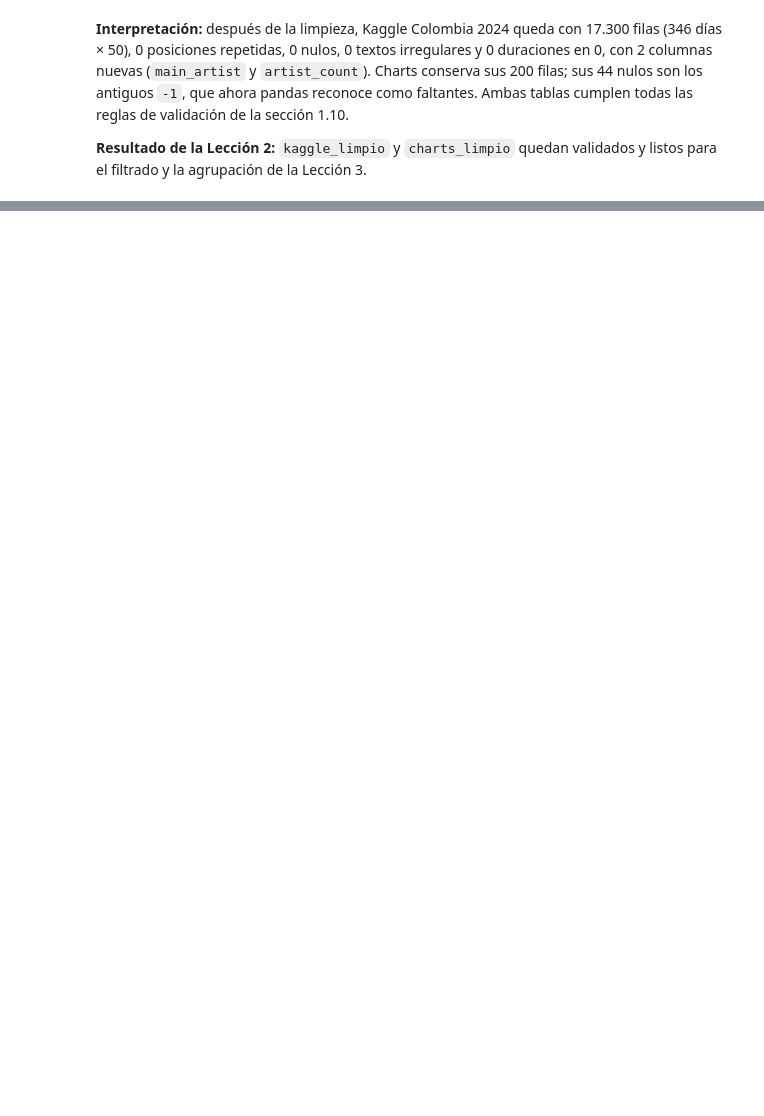
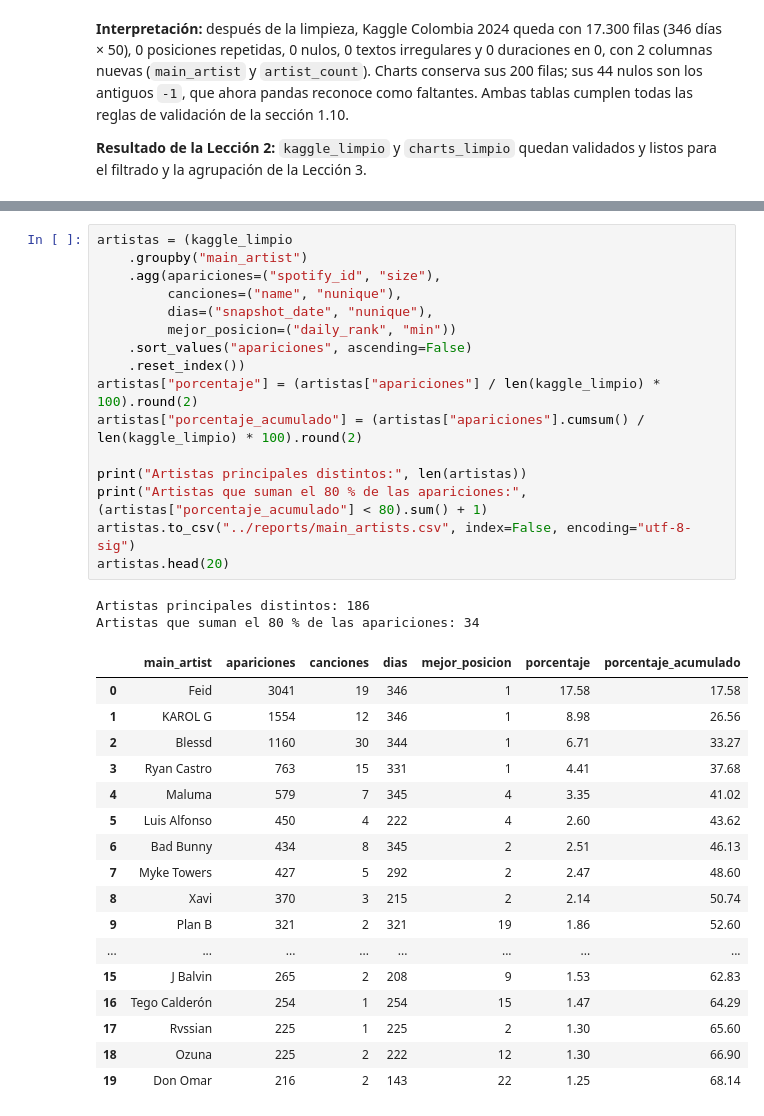
Before and after one commit to jeferson-estiven-vargas/proyecto-spotify-colombia, a Jupyter notebook: notebooks/data_preparation.ipynb, the cells around one changed output, grey strips where cells are left out. Saved outputs shown, nothing was run; the diff lists cells and outputs as text; blank space fills up the shorter version.

```diff
--- a/notebooks/data_preparation.ipynb
+++ b/notebooks/data_preparation.ipynb
@@ -504,0 +512,36 @@ comparacion_calidad
+# %%
+artistas = (kaggle_limpio
+    .groupby("main_artist")
+    .agg(apariciones=("spotify_id", "size"),
+         canciones=("name", "nunique"),
+         dias=("snapshot_date", "nunique"),
+         mejor_posicion=("daily_rank", "min"))
+    .sort_values("apariciones", ascending=False)
+    .reset_index())
+artistas["porcentaje"] = (artistas["apariciones"] / len(kaggle_limpio) * 100).round(2)
+artistas["porcentaje_acumulado"] = (artistas["apariciones"].cumsum() / len(kaggle_limpio) * 100).round(2)
+
+print("Artistas principales distintos:", len(artistas))
+print("Artistas que suman el 80 % de las apariciones:", (artistas["porcentaje_acumulado"] < 80).sum() + 1)
+artistas.to_csv("../reports/main_artists.csv", index=False, encoding="utf-8-sig")
+artistas.head(20)
+# %% [output]
+Artistas principales distintos: 186
+Artistas que suman el 80 % de las apariciones: 34
+|  | main_artist | apariciones | canciones | dias | mejor_posicion | porcentaje | porcentaje_acumulado |
+| 0 | Feid | 3041 | 19 | 346 | 1 | 17.58 | 17.58 |
+| 1 | KAROL G | 1554 | 12 | 346 | 1 | 8.98 | 26.56 |
+| 2 | Blessd | 1160 | 30 | 344 | 1 | 6.71 | 33.27 |
+| 3 | Ryan Castro | 763 | 15 | 331 | 1 | 4.41 | 37.68 |
+| 4 | Maluma | 579 | 7 | 345 | 4 | 3.35 | 41.02 |
+| 5 | Luis Alfonso | 450 | 4 | 222 | 4 | 2.60 | 43.62 |
+| 6 | Bad Bunny | 434 | 8 | 345 | 2 | 2.51 | 46.13 |
+| 7 | Myke Towers | 427 | 5 | 292 | 2 | 2.47 | 48.60 |
+| 8 | Xavi | 370 | 3 | 215 | 2 | 2.14 | 50.74 |
+| 9 | Plan B | 321 | 2 | 321 | 19 | 1.86 | 52.60 |
+| ... | ... | ... | ... | ... | ... | ... | ... |
+| 15 | J Balvin | 265 | 2 | 208 | 9 | 1.53 | 62.83 |
+| 16 | Tego Calderón | 254 | 1 | 254 | 15 | 1.47 | 64.29 |
+| 17 | Rvssian | 225 | 1 | 225 | 2 | 1.30 | 65.60 |
+| 18 | Ozuna | 225 | 2 | 222 | 12 | 1.30 | 66.90 |
+| 19 | Don Omar | 216 | 2 | 143 | 22 | 1.25 | 68.14 |
```
Also changed, not shown: parts of 14 cells of this notebook, 2 other files.
